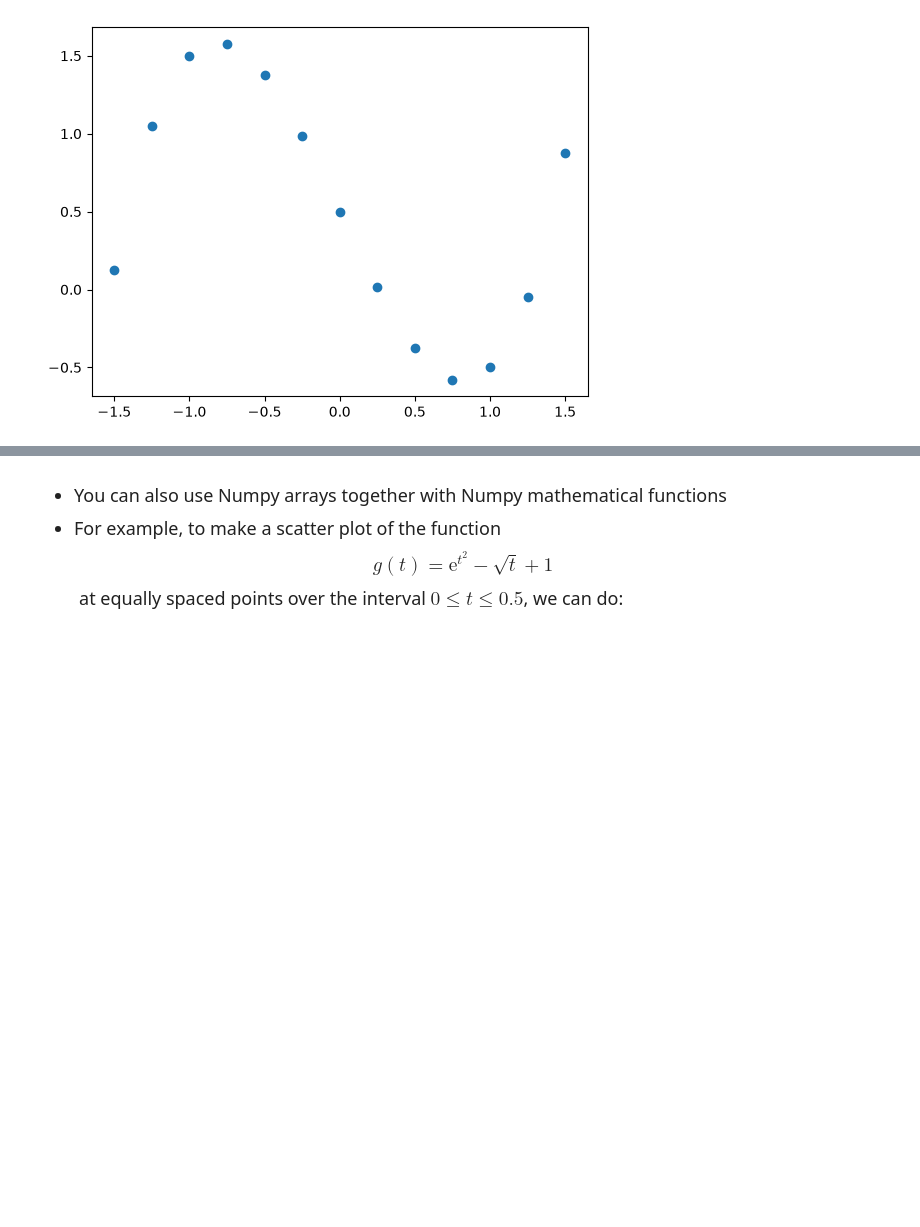
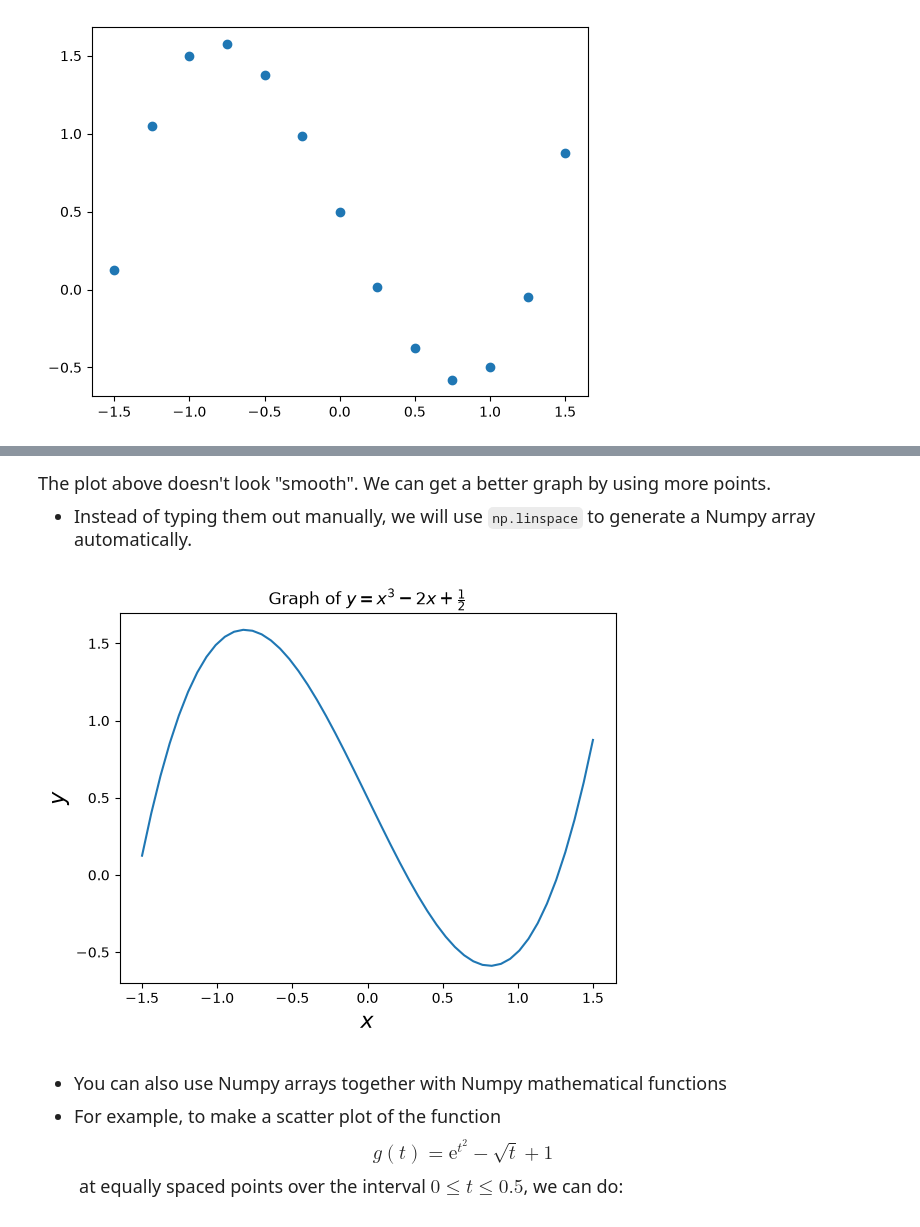
Before and after one commit to maria-shestakov/datasci151fall2026, a Jupyter notebook: lecture_04_other_sequence_objects/My Copy - Lecture04.ipynb, the cells around one changed output, grey strips where cells are left out. Saved outputs shown, nothing was run; the diff lists cells and outputs as text; code cells hidden in the pictures; blank space fills up the shorter version.

```diff
--- a/lecture_04_other_sequence_objects/My Copy - Lecture04.ipynb
+++ b/lecture_04_other_sequence_objects/My Copy - Lecture04.ipynb
@@ -559,3 +570,27 @@ plt.show()
+# %% [markdown]
+<font size = "4">
+
+The plot above doesn't look "smooth". We can get a better graph by using more points.
+
+- Instead of typing them out manually, we will use `np.linspace` to generate a Numpy array automatically.
+# %%
+start = -1.5      # points start at -1.5
+stop = 1.5        # points stop at 1.5
+num_points = 50   # will generate 50 evenly spaced points
+
+x_vals = np.linspace(start, stop, num_points)   # this creates numpy array - don't need to convert it
+
+# Create new numpy array with the function evaluated at the same points
+y_vals = x_vals**3 - 2*x_vals + 0.5
+
+# Use plt.scatter to create scatter plot
+plt.plot(x_vals, y_vals)
+plt.xlabel("$x$", fontsize = 16)
+plt.ylabel("$y$", fontsize = 16)
+plt.title("Graph of $y = x^3 - 2x + \\frac{1}{2}$", fontsize = 12)
+plt.show()
+# %% [output]
+[figure, added]
 # %% [markdown]
 <font size = "4">
 
```
Also changed, not shown: parts of 25 cells of this notebook, 1 other file.
